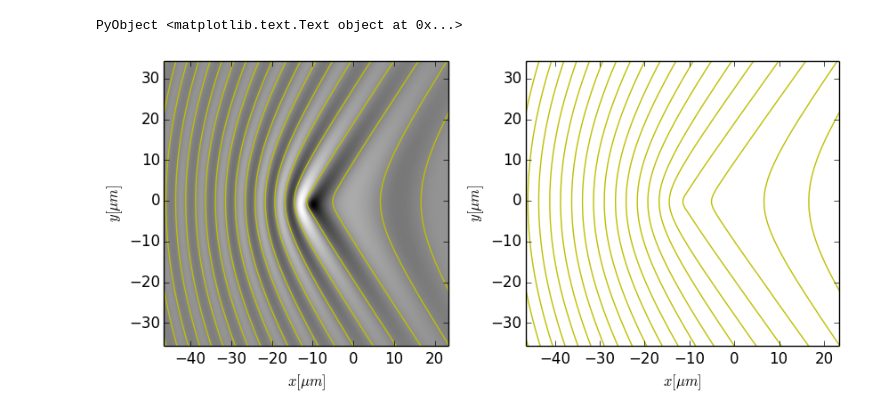
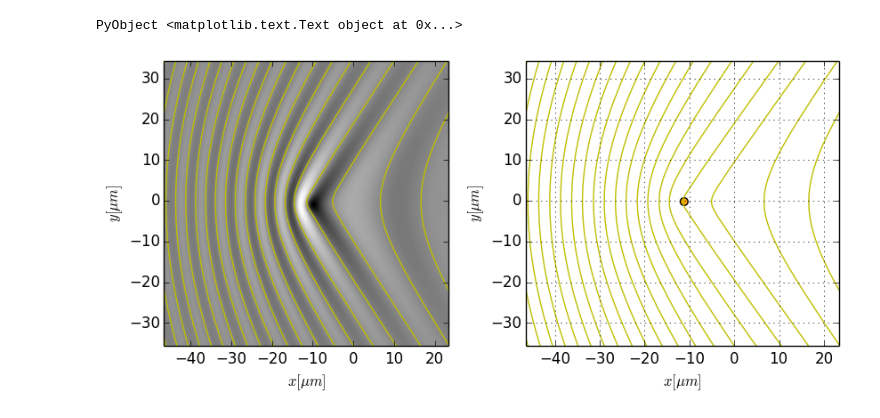
Before and after one commit to berceanu/notebooks, a Jupyter notebook: julia/1pump.ipynb, the cells around one changed output. Cells and saved outputs as stored; diff of their text form; code cells hidden in the pictures.

Commit message:
added grid and defect to contour plot

```diff
--- a/julia/1pump.ipynb
+++ b/julia/1pump.ipynb
@@ -187,20 +187,22 @@ c = contour(cx, cy, cψr', 1.0);
 # %%
 fig, axes = plt.subplots(1, 2, figsize=(10, 4))
 
 for line in c.lines
     xs, ys = Various.coordinates(line)
     for ax in axes
         ax[:plot](xs, ys, "y-")
     end
 end
 
 axes[1][:imshow](cψr, ColorMap("gray"), extent=[cx[1], cx[end], cy[1], cy[end]])
+axes[2][:grid]()
+axes[2][:scatter](xdef, ydef, s=40, c="orange", marker="o")
 
 for ax in axes
     ax[:set_ylim](cy[1], cy[end])
     ax[:set_xlim](cx[1], cx[end])
     ax[:set_ylabel](L"$y [\mu m]$")
     ax[:set_xlabel](L"$x [\mu m]$")
 end
 # %% [output]
-[figure, old version]
+[figure, new version]
```
Also changed, not shown: 1 other file.
